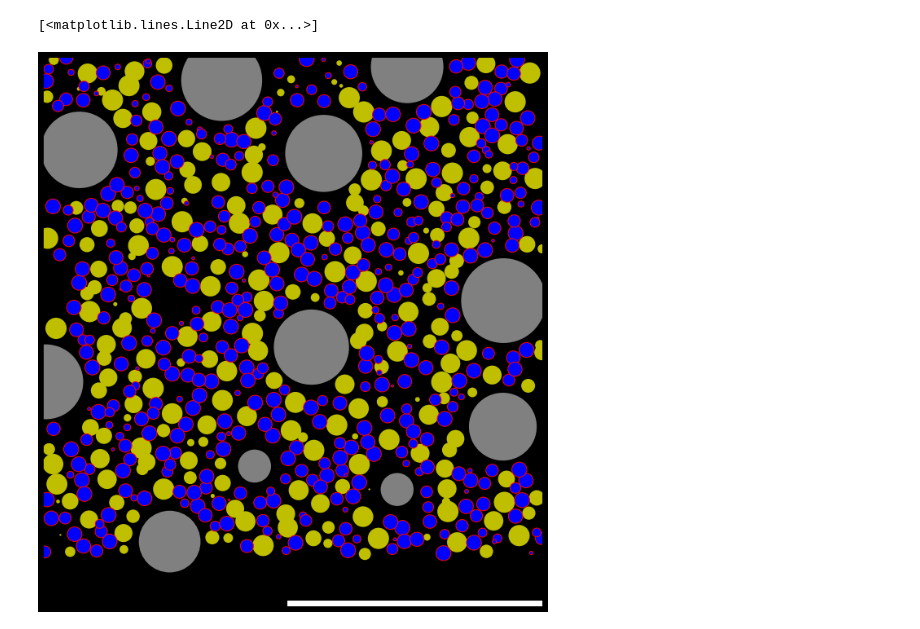
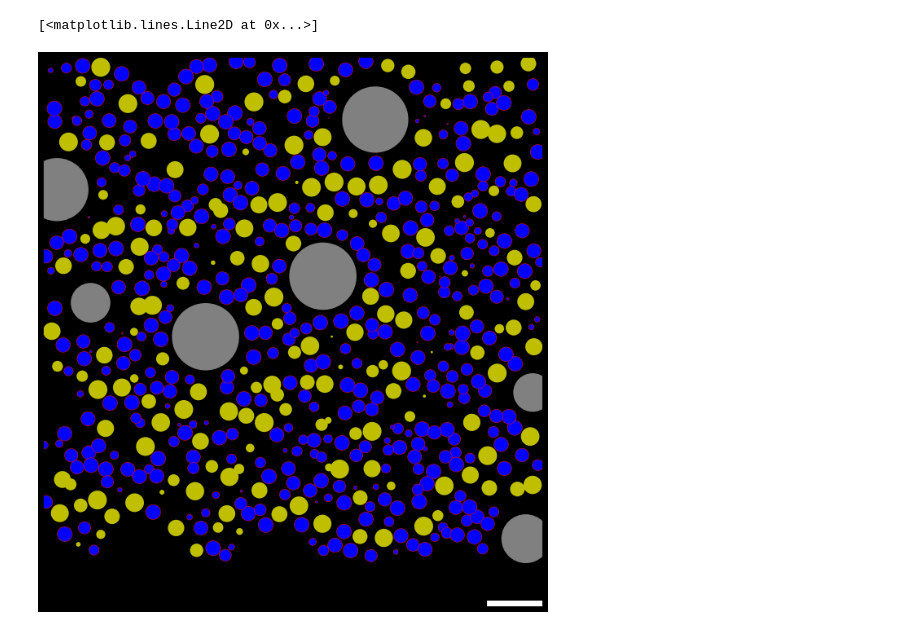
Before and after one commit to CNS-OIST/pycabnn, a Jupyter notebook: docs/fig_POPGEN/plot_pop_gen_figures.ipynb, the cells around one changed output. Cells and saved outputs as stored; diff of their text form; code cells hidden in the pictures.

```diff
--- a/docs/fig_POPGEN/plot_pop_gen_figures.ipynb
+++ b/docs/fig_POPGEN/plot_pop_gen_figures.ipynb
@@ -11,9 +14,12 @@ import pds_plots as ppl
 # %%
-f = np.load('coords_20190613_1.npz')
+fname = "coords_20190613_2.npz"
+f = np.load(fname)
 
 mf = f['mf']
 
-bbox = [[0, 1500], [0-20, 700], [0, 200]]
+# bbox = [[0, 1500], [0-20, 700], [0, 200]]
+bbox = [[0, 200], [0-20, 200], [0, 200]]
+
 
 def limit_to_box(x, box):
     mf = x.copy()
@@ -30,6 +36,8 @@ def fix_coors(x):
 mf = fix_coors(mf)
 # %%
 bbox = bbox[:2]
+
+plt.style.use('dark_background')
 ax = ppl.plot_mf_1(mf, bbox, 4, save=False)
 ax.plot([bbox[0][1]-100, bbox[0][1]], [bbox[1][0]+2.5, bbox[1][0]+2.5], 'w', linewidth=10)
 # ppl.plot_mf_2(mf, [1500, 700], save=True)
@@ -80,18 +89,27 @@ plt.savefig('all.png', dpi=300/2.54)
 # %%
-def to_yzx(x):
+def to_saggit(x):
     y = x.copy()
     y[:,0] = x[:,1]
     y[:,1] = x[:,2]
     y[:,2] = x[:,0]
     return y
 
-goc = to_yzx(goc)
-glo = to_yzx(glo)
-grc = to_yzx(grc)
+def to_medlat(x):
+    y = x.copy()
+    y[:,0] = x[:,0]
+    y[:,1] = x[:,2]
+    y[:,2] = x[:,1]
+    return y
 
-bbox = [[200,400], [0-20, 200]]
-ax = ppl.plot_goc(goc, bbox, 700, 17)
-ax.plot([bbox[0][1]-100, bbox[0][1]], [bbox[1][0], bbox[1][0]], 'w', linewidth=15)
+
+goc1 = to_saggit(goc)
+glo1 = to_saggit(glo)
+grc1 = to_saggit(grc)
+
+bbox = [[0, 200], [0-20, 200], [0, 200]]
+
+ax = ppl.plot_goc(goc1, bbox, 100, 13.5)
+ax.plot([bbox[0][1]-20, bbox[0][1]], [bbox[1][0], bbox[1][0]], 'w', linewidth=15)
 # %% [output]
 [interactive output not drawn]
 [<matplotlib.lines.Line2D at 0x...>]
@@ -107,13 +137,13 @@ ax.plot([bbox[0][1]-100, bbox[0][1]], [bbox[1][0], bbox[1][0]], 'w', linewidth=1
 # %%
 ax = ppl.plot_all_pop(
-    (goc, 17),
-    (glo, 6.6/1.55),
+    (goc, 13.5),
+    (glo, 7.6/2),
     (grc, 3),
-    bbox, 700)
-ax.plot([bbox[0][1]-100, bbox[0][1]], [bbox[1][0], bbox[1][0]], 'w', linewidth=15)
+    bbox, 100)
+ax.plot([bbox[0][1]-20, bbox[0][1]], [bbox[1][0], bbox[1][0]], 'w', linewidth=15)
 # %% [output]
 [interactive output not drawn]
 [interactive output not drawn]
 [interactive output not drawn]
 [<matplotlib.lines.Line2D at 0x...>]
-[figure, old version]
+[figure, new version]
```
Also changed, not shown: parts of 8 cells of this notebook, 9 other files.
